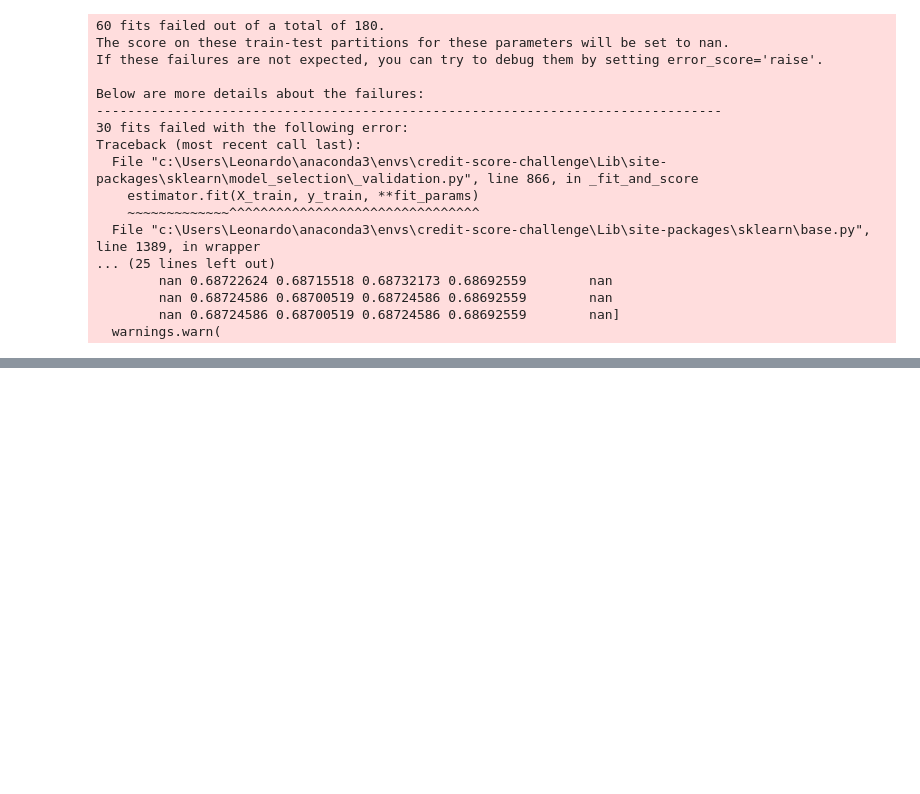
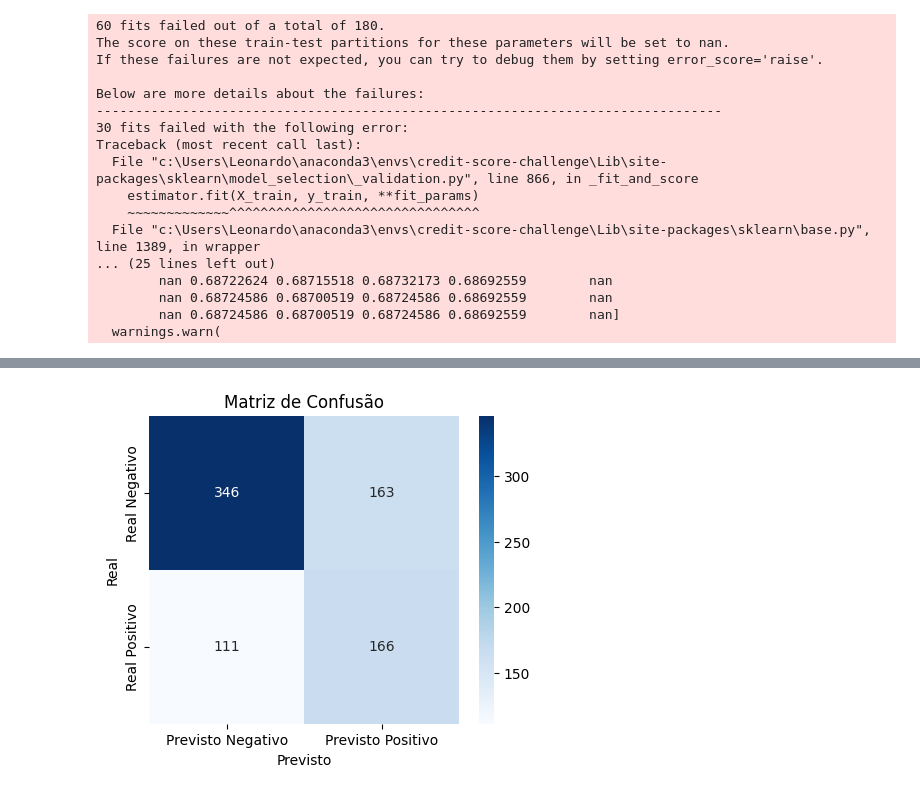
Before and after one commit to leorlik/credit-code-challenge, a Jupyter notebook: notebooks/modelagem.ipynb, the cells around one changed output, grey strips where cells are left out. Cells and saved outputs as stored; diff of their text form; code cells hidden in the pictures; blank space fills up the shorter version.

```diff
--- a/notebooks/modelagem.ipynb
+++ b/notebooks/modelagem.ipynb
@@ -1303,0 +1407,6 @@ Traceback (most recent call last):
+# %%
+y_pred_val = model.predict(X_val_total)
+print(f'accuracy: {accuracy_score(y_val, y_pred_val)}')
+print(f'confusion matrix: {confusion_matrix(y_val, y_pred_val)}')
+print(f'classification report:')
+print(f'{classification_report(y_val, y_pred_val)}')
@@ -1303,0 +1464,17 @@ Traceback (most recent call last):
+# %%
+import seaborn as sns
+from sklearn.metrics import confusion_matrix
+
+# Compute confusion matrix
+cm = confusion_matrix(y_val, y_pred_val)
+
+# Plot confusion matrix
+plt.figure(figsize=(5, 4))
+sns.heatmap(cm, annot=True, fmt='d', cmap='Blues', xticklabels=['Previsto Negativo', 'Previsto Positivo'], yticklabels=['Real Negativo', 'Real Positivo'])
+plt.xlabel('Previsto')
+plt.ylabel('Real')
+plt.title('Matriz de Confusão')
+plt.savefig("../graficos/confusion_matrix.png")
+plt.show()
+# %% [output]
+[figure, added]
```
Also changed, not shown: parts of 17 cells of this notebook, 13 other files.
